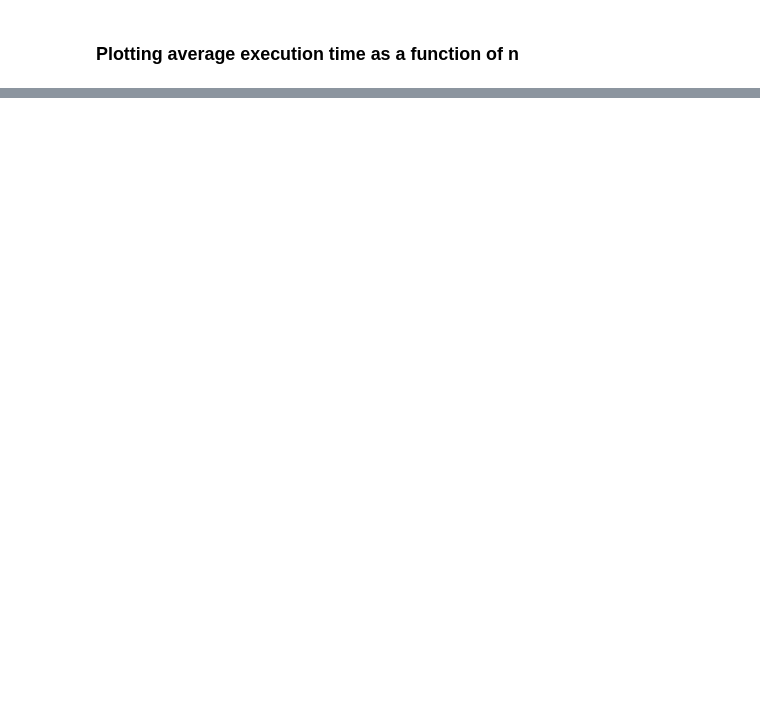
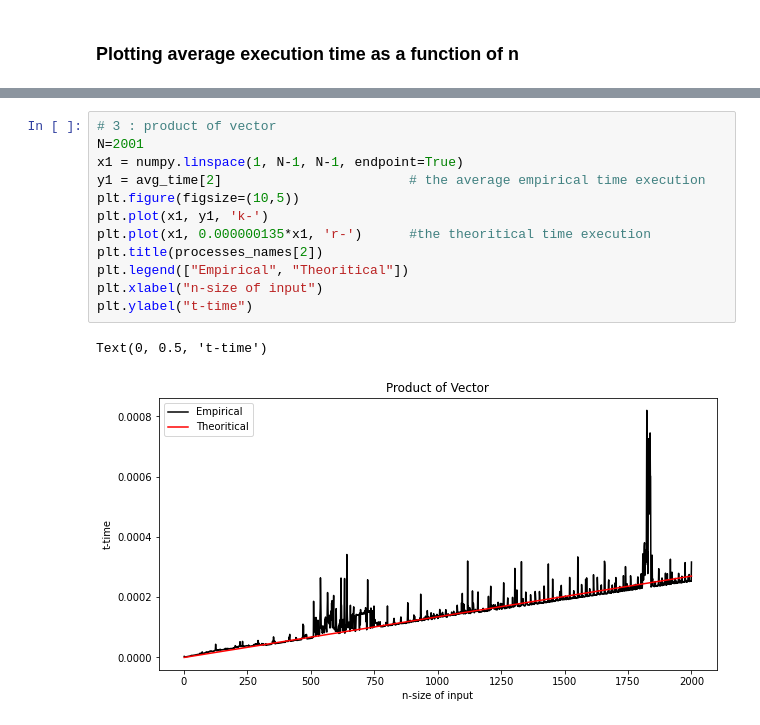
Before and after one commit to Nemat-Allah-Aloush/Algo_Tasks, a Jupyter notebook: Task 01.ipynb, the cells around one changed output, grey strips where cells are left out. Cells and saved outputs as stored; diff of their text form; blank space fills up the shorter version.

```diff
--- a/Task 01.ipynb
+++ b/Task 01.ipynb
@@ -270,0 +372,15 @@ plt.tight_layout()
+# %%
+# 3 : product of vector
+N=2001
+x1 = numpy.linspace(1, N-1, N-1, endpoint=True)
+y1 = avg_time[2]                        # the average empirical time execution
+plt.figure(figsize=(10,5))
+plt.plot(x1, y1, 'k-')
+plt.plot(x1, 0.000000135*x1, 'r-')      #the theoritical time execution
+plt.title(processes_names[2])
+plt.legend(["Empirical", "Theoritical"])
+plt.xlabel("n-size of input")
+plt.ylabel("t-time")
+# %% [output]
+Text(0, 0.5, 't-time')
+[figure, added]
```
Also changed, not shown: parts of 38 cells of this notebook, 1 other file.
